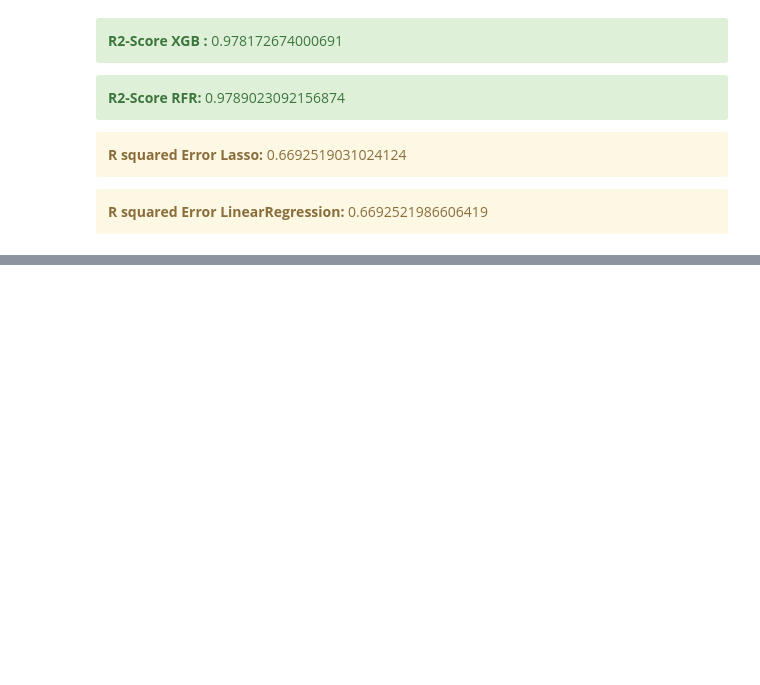
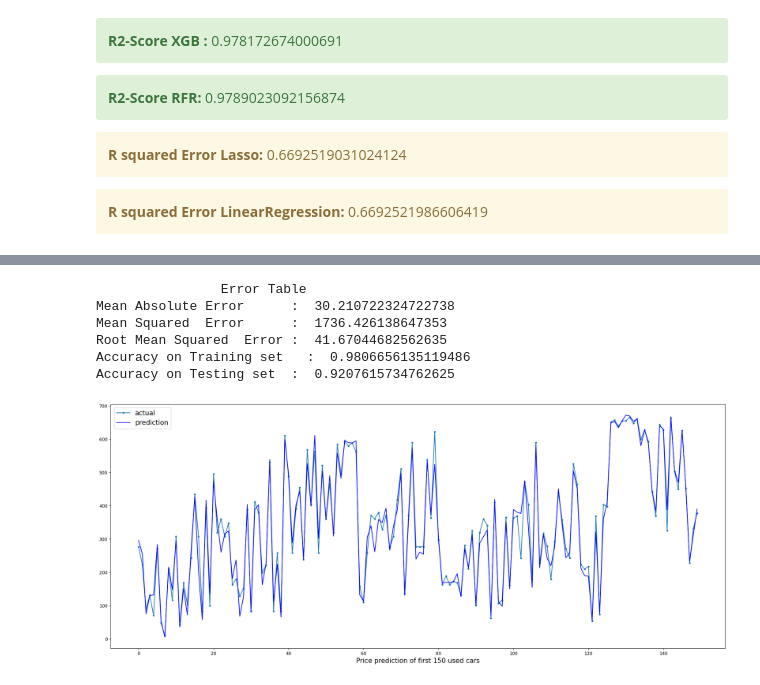
Before and after one commit to forsterboy/DS_final_project, a Jupyter notebook: cars_data_transformation_evaluation.ipynb, the cells around one changed output, grey strips where cells are left out. Cells and saved outputs as stored; diff of their text form; code cells hidden in the pictures; blank space fills up the shorter version.

Commit message:
simplify models display, prediction result reduced to best model

```diff
--- a/cars_data_transformation_evaluation.ipynb
+++ b/cars_data_transformation_evaluation.ipynb
@@ -375,0 +468,14 @@ Text(0, 0.5, 'Predicted Y')
+# %%
+from sklearn.ensemble import GradientBoostingRegressor
+
+
+y_predicted, y_actual = Models(GradientBoostingRegressor(random_state=21, n_estimators=3000))
+Graph_prediction(150, y_actual, y_predicted)
+# %% [output]
+                Error Table
+Mean Absolute Error      :  30.210722324722738
+Mean Squared  Error      :  1736.426138647353
+Root Mean Squared  Error :  41.67044682562635
+Accuracy on Training set   :  0.9806656135119486
+Accuracy on Testing set  :  0.9207615734762625
+[figure, added]
```
Also changed, not shown: parts of 31 cells of this notebook, 6 other files.
